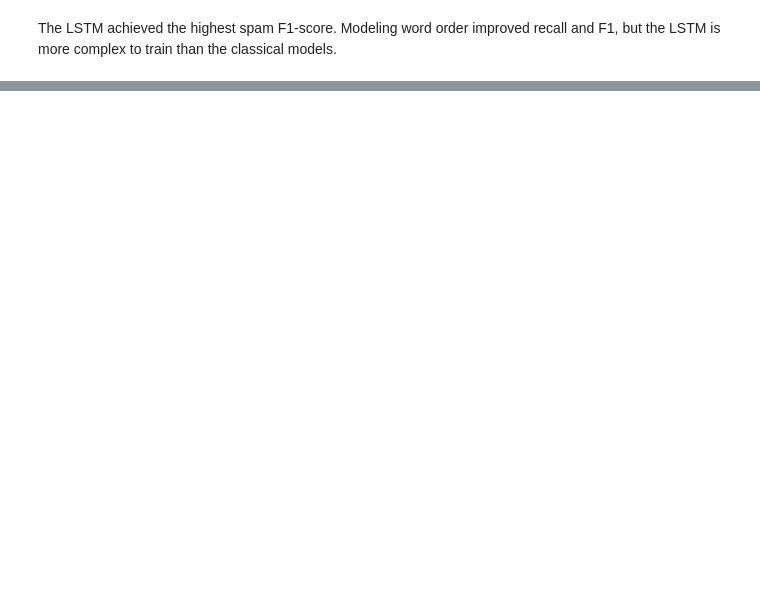
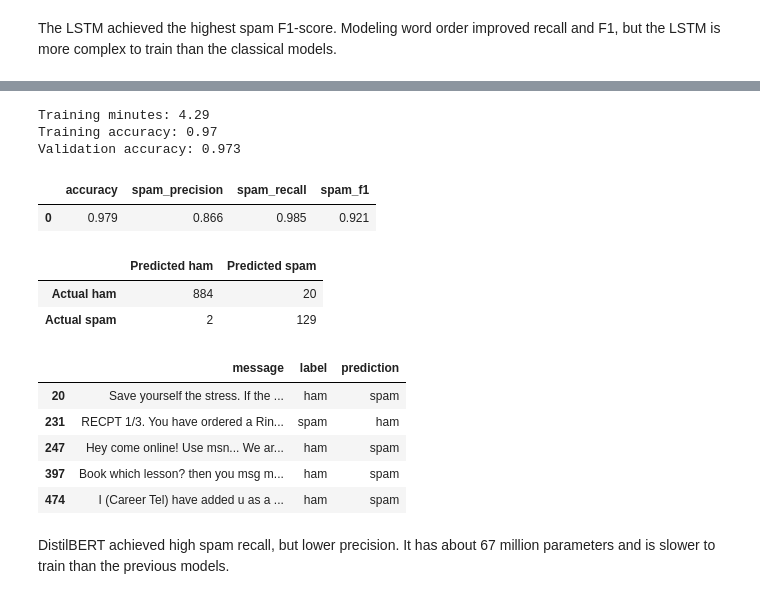
Before and after one commit to fajluna/sms-spam-detection, a Jupyter notebook: notebooks/sms_spam.ipynb, the cells around one changed output, grey strips where cells are left out. Cells and saved outputs as stored; diff of their text form; code cells hidden in the pictures; blank space fills up the shorter version.

Commit message:
Add DistilBERT model

```diff
--- a/notebooks/sms_spam.ipynb
+++ b/notebooks/sms_spam.ipynb
@@ -558,0 +616,60 @@ The LSTM achieved the highest spam F1-score. Modeling word order improved recall
+# %%
+bert_start = time.time()
+bert_history = bert_model.fit(
+    bert_train_texts,
+    bert_train_labels,
+    validation_data=(bert_val_texts, bert_val_labels),
+    epochs=1,
+    batch_size=16,
+    shuffle=False,
+    verbose=0,
+)
+bert_minutes = (time.time() - bert_start) / 60
+
+print("Training minutes:", round(bert_minutes, 2))
+print("Training accuracy:", round(bert_history.history["accuracy"][-1], 3))
+print("Validation accuracy:", round(bert_history.history["val_accuracy"][-1], 3))
+# %% [output]
+Training minutes: 4.29
+Training accuracy: 0.97
+Validation accuracy: 0.973
+# %%
+bert_logits = bert_model.predict(test_df["message"].to_numpy(), batch_size=32, verbose=0)
+bert_predictions = np.argmax(bert_logits, axis=1)
+bert_test_labels = (test_df["label"] == "spam").astype(int).to_numpy()
+
+bert_metrics = pd.DataFrame({
+    "accuracy": [accuracy_score(bert_test_labels, bert_predictions)],
+    "spam_precision": [precision_score(bert_test_labels, bert_predictions)],
+    "spam_recall": [recall_score(bert_test_labels, bert_predictions)],
+    "spam_f1": [f1_score(bert_test_labels, bert_predictions)],
+}).round(3)
+bert_metrics
+# %% [output]
+|  | accuracy | spam_precision | spam_recall | spam_f1 |
+| 0 | 0.979 | 0.866 | 0.985 | 0.921 |
+# %%
+bert_confusion = pd.DataFrame(
+    confusion_matrix(bert_test_labels, bert_predictions, labels=[0, 1]),
+    index=["Actual ham", "Actual spam"],
+    columns=["Predicted ham", "Predicted spam"],
+)
+bert_confusion
+# %% [output]
+|  | Predicted ham | Predicted spam |
+| Actual ham | 884 | 20 |
+| Actual spam | 2 | 129 |
+# %%
+bert_results = test_df[["message", "label"]].copy()
+bert_results["prediction"] = np.where(bert_predictions == 1, "spam", "ham")
+bert_errors = bert_results[bert_results["label"] != bert_results["prediction"]]
+bert_errors.head(5)
+# %% [output]
+|  | message | label | prediction |
+| 20 | Save yourself the stress. If the ... | ham | spam |
+| 231 | RECPT 1/3. You have ordered a Rin... | spam | ham |
+| 247 | Hey come online! Use msn... We ar... | ham | spam |
+| 397 | Book which lesson? then you msg m... | ham | spam |
+| 474 | I (Career Tel) have added u as a ... | ham | spam |
+# %% [markdown]
+DistilBERT achieved high spam recall, but lower precision. It has about 67 million parameters and is slower to train than the previous models.
```
Also changed, not shown: parts of 8 cells of this notebook.
